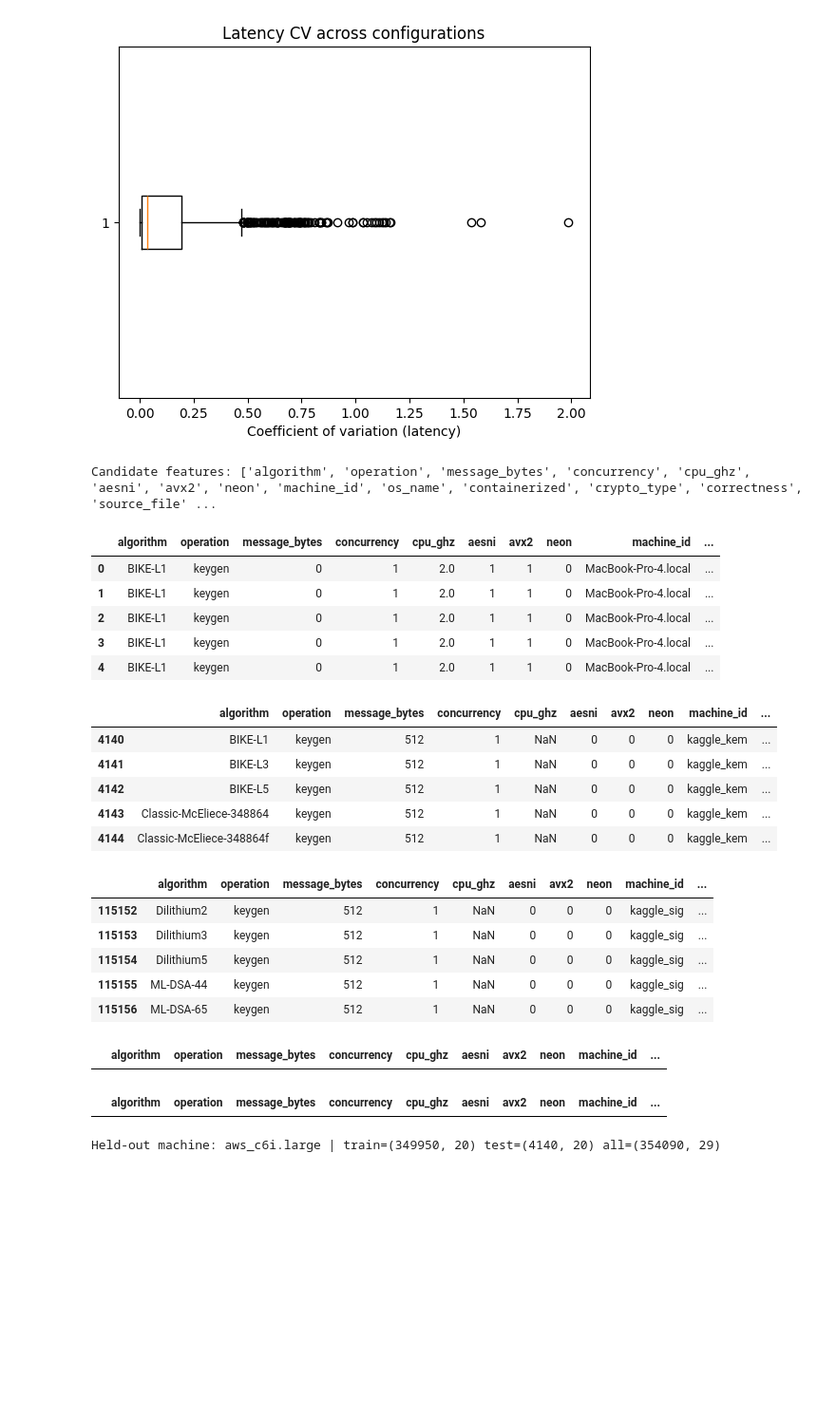
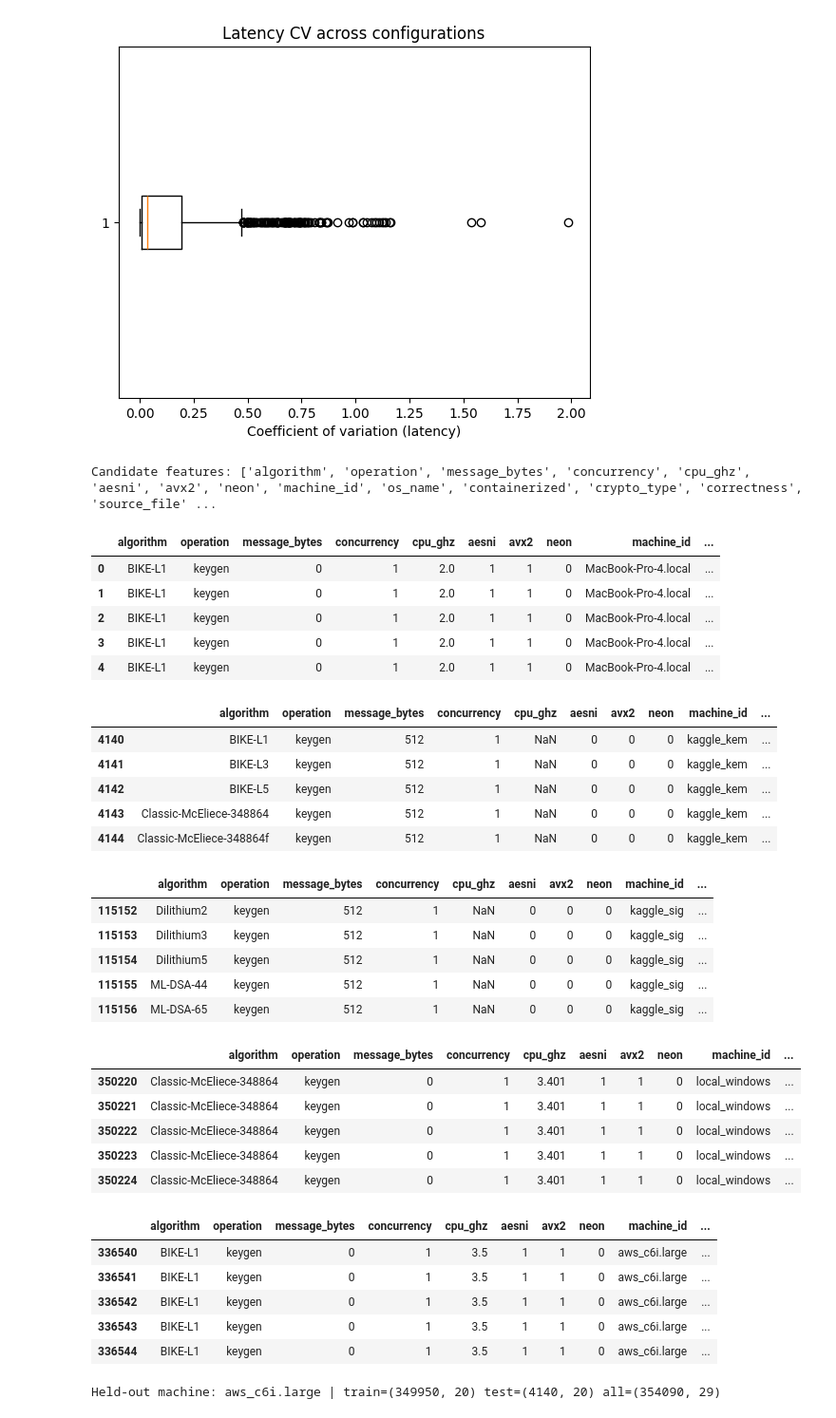
Before and after one commit to newspeedtech/381V-PQC-Perf-Modeling, a Jupyter notebook: pqc_project3.ipynb, the cells around one changed output. Shown at 95% size. Drawn from its saved outputs; the diff is of its cells as text; code cells hidden in the pictures; blank space fills up the shorter version.

```diff
--- a/pqc_project3.ipynb
+++ b/pqc_project3.ipynb
@@ -756,7 +757,7 @@ plt.show()
 # %% [output]
 [figure]
 # %%
-# Keep a clean feature list (drop targets, ids, free-text)
+# drop targets, ids, free-text
 drop_cols = {
     "latency_ms",        # "latency_ms" – the target
     "log_latency",       # transform of the target
@@ -767,7 +768,6 @@ drop_cols = {
     "total_time_ms",     # aggregate of per-op times including the target
     "signature_length",
     "instance_type_from_path",
-    # optionally:
     # "correctness",
     # "overhead_bytes",
 }
@@ -779,36 +779,46 @@ display(df_all[df_all["machine_id"] == "MacBook-Pro-4.local"].head(5))
 # Kaggle KEM
 display(df_all[df_all["machine_id"] == "kaggle_kem"].head(5))
 
 # Kaggle Sig
 display(df_all[df_all["machine_id"] == "kaggle_sig"].head(5))
 
 # QPC
-display(df_all[df_all["machine_id"] == "QPC"].head(5))
+display(df_all[df_all["machine_id"] == "local_windows"].head(5))
 
 # Some AWS Instance
-display(df_all[df_all["machine_id"] == "ip-172-31-14-170"].head(5))
+display(df_all[df_all["machine_id"] == "aws_c6i.large"].head(5))
 # %% [output]
 Candidate features: ['algorithm', 'operation', 'message_bytes', 'concurrency', 'cpu_ghz', 'aesni', 'avx2', 'neon', 'machine_id', 'os_name', 'containerized', 'crypto_type', 'correctness', 'source_file' ...
 |  | algorithm | operation | message_bytes | concurrency | cpu_ghz | aesni | avx2 | neon | machine_id | ... |
 | 0 | BIKE-L1 | keygen | 0 | 1 | 2.0 | 1 | 1 | 0 | MacBook-Pro-4.local | ... |
 | 1 | BIKE-L1 | keygen | 0 | 1 | 2.0 | 1 | 1 | 0 | MacBook-Pro-4.local | ... |
 | 2 | BIKE-L1 | keygen | 0 | 1 | 2.0 | 1 | 1 | 0 | MacBook-Pro-4.local | ... |
 | 3 | BIKE-L1 | keygen | 0 | 1 | 2.0 | 1 | 1 | 0 | MacBook-Pro-4.local | ... |
 | 4 | BIKE-L1 | keygen | 0 | 1 | 2.0 | 1 | 1 | 0 | MacBook-Pro-4.local | ... |
 |  | algorithm | operation | message_bytes | concurrency | cpu_ghz | aesni | avx2 | neon | machine_id | ... |
 | 4140 | BIKE-L1 | keygen | 512 | 1 | NaN | 0 | 0 | 0 | kaggle_kem | ... |
 | 4141 | BIKE-L3 | keygen | 512 | 1 | NaN | 0 | 0 | 0 | kaggle_kem | ... |
 | 4142 | BIKE-L5 | keygen | 512 | 1 | NaN | 0 | 0 | 0 | kaggle_kem | ... |
 | 4143 | Classic-McEliece-348864 | keygen | 512 | 1 | NaN | 0 | 0 | 0 | kaggle_kem | ... |
 | 4144 | Classic-McEliece-348864f | keygen | 512 | 1 | NaN | 0 | 0 | 0 | kaggle_kem | ... |
 |  | algorithm | operation | message_bytes | concurrency | cpu_ghz | aesni | avx2 | neon | machine_id | ... |
 | 115152 | Dilithium2 | keygen | 512 | 1 | NaN | 0 | 0 | 0 | kaggle_sig | ... |
 | 115153 | Dilithium3 | keygen | 512 | 1 | NaN | 0 | 0 | 0 | kaggle_sig | ... |
 | 115154 | Dilithium5 | keygen | 512 | 1 | NaN | 0 | 0 | 0 | kaggle_sig | ... |
 | 115155 | ML-DSA-44 | keygen | 512 | 1 | NaN | 0 | 0 | 0 | kaggle_sig | ... |
 | 115156 | ML-DSA-65 | keygen | 512 | 1 | NaN | 0 | 0 | 0 | kaggle_sig | ... |
 |  | algorithm | operation | message_bytes | concurrency | cpu_ghz | aesni | avx2 | neon | machine_id | ... |
+| 350220 | Classic-McEliece-348864 | keygen | 0 | 1 | 3.401 | 1 | 1 | 0 | local_windows | ... |
+| 350221 | Classic-McEliece-348864 | keygen | 0 | 1 | 3.401 | 1 | 1 | 0 | local_windows | ... |
+| 350222 | Classic-McEliece-348864 | keygen | 0 | 1 | 3.401 | 1 | 1 | 0 | local_windows | ... |
+| 350223 | Classic-McEliece-348864 | keygen | 0 | 1 | 3.401 | 1 | 1 | 0 | local_windows | ... |
+| 350224 | Classic-McEliece-348864 | keygen | 0 | 1 | 3.401 | 1 | 1 | 0 | local_windows | ... |
 |  | algorithm | operation | message_bytes | concurrency | cpu_ghz | aesni | avx2 | neon | machine_id | ... |
+| 336540 | BIKE-L1 | keygen | 0 | 1 | 3.5 | 1 | 1 | 0 | aws_c6i.large | ... |
+| 336541 | BIKE-L1 | keygen | 0 | 1 | 3.5 | 1 | 1 | 0 | aws_c6i.large | ... |
+| 336542 | BIKE-L1 | keygen | 0 | 1 | 3.5 | 1 | 1 | 0 | aws_c6i.large | ... |
+| 336543 | BIKE-L1 | keygen | 0 | 1 | 3.5 | 1 | 1 | 0 | aws_c6i.large | ... |
+| 336544 | BIKE-L1 | keygen | 0 | 1 | 3.5 | 1 | 1 | 0 | aws_c6i.large | ... |
 # %%
 from sklearn.model_selection import train_test_split
 
```
Also changed, not shown: parts of 30 cells of this notebook.
